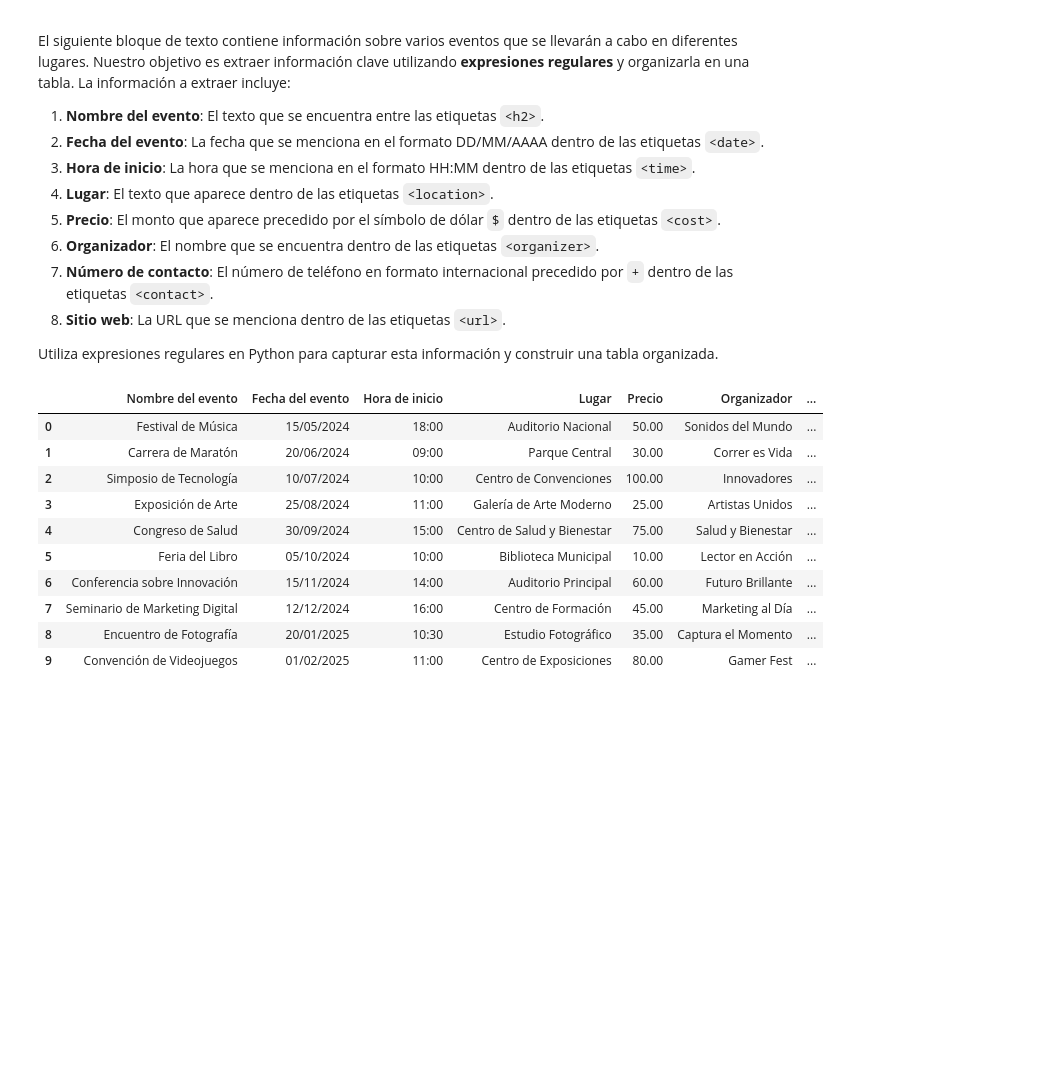
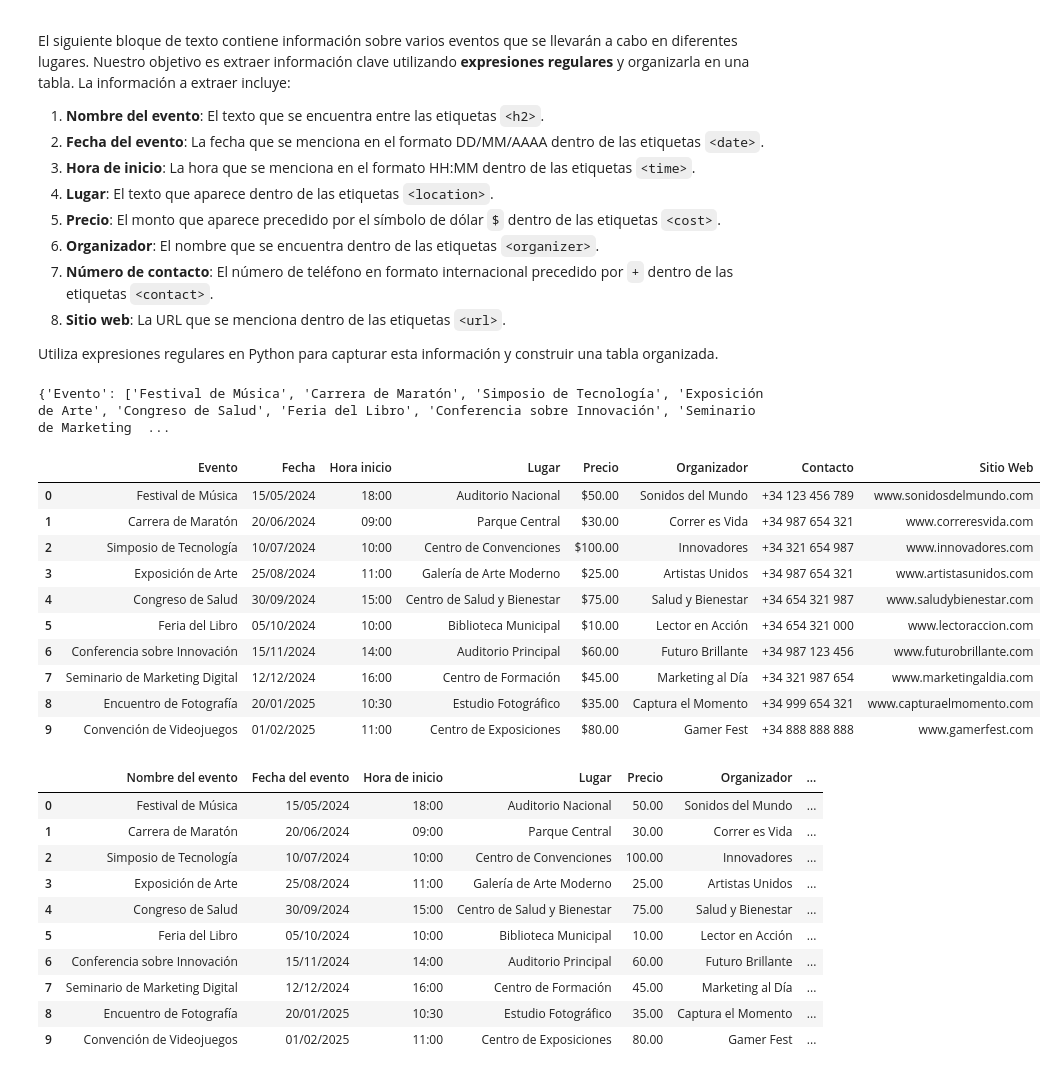
Before and after one commit to Laquesis/cursoIA, a Jupyter notebook: respuestaDesafios_Regex_carmen_ramirez.ipynb, the cells around one changed output. Drawn from its saved outputs; the diff is of its cells as text; code cells hidden in the pictures; blank space fills up the shorter version.

```diff
--- a/respuestaDesafios_Regex_carmen_ramirez.ipynb
+++ b/respuestaDesafios_Regex_carmen_ramirez.ipynb
@@ -545,33 +546,80 @@ texto_html = """
         <location>Centro de Formación</location>
         <url>www.marketingaldia.com</url>
     </div>
 
     <div class="evento">
         <p>No te pierdas la <h2>Encuentro de Fotografía</h2>, <em>Captura el Momento</em>.
         A un costo de <cost>$35.00</cost>.
         Quedan <strong>150 unidades en stock</strong>. Código del evento: <strong>EVT-009</strong>.</p>
         <p>Puedes contactarnos a <a href="mailto:info@capturaelmomento.com">info@capturaelmomento.com</a> o al <contact>+34 999 654 321</contact>.</p>
         <p>Sigue a @capturaelmomento para más información.</p>
         <date>20/01/2025</date>
         <time>10:30</time>
         <location>Estudio Fotográfico</location>
         <url>www.capturaelmomento.com</url>
     </div>
 
     <div class="evento">
         <p>Participa en la <h2>Convención de Videojuegos</h2>, <em>Gamer Fest</em>.
         El precio es de <cost>$80.00</cost>.
         Hay <strong>200 unidades en stock</strong>. Código del evento: <strong>EVT-010</strong>.</p>
         <p>Escribe a <a href="mailto:info@gamerfest.com">info@gamerfest.com</a> o llama al <contact>+34 888 888 888</contact>.</p>
         <p>No olvides seguir a @gamerfest en redes sociales.</p>
         <date>01/02/2025</date>
         <time>11:00</time>
         <location>Centro de Exposiciones</location>
         <url>www.gamerfest.com</url>
     </div>
 </body>
 </html>
 """
+
+patron_strong_texto = r'<h2>([^<]+)<\/h2>'
+patron_fecha=r'<date>([^<]+)<\/date>'
+patron_hora=r'<time>([^<]+)<\/time>'
+patron_precio=r'<cost>([0-9.\-$,]+)<\/cost>'
+patron_em=r'<em>([^<]+)<\/em>'
+patron_email=r'<a[^>]*href=["\']mailto:([a-zA-Z0-9._%+-]+@[a-zA-Z0-9.-]+\.[a-zA-Z]{2,})["\'][^>]*>'
+patron_url=r'<url>([^<]+)<\/url>'
+patron_telefono=r'<contact>([^<]+)<\/contact>'
+patron_location=r'<location>([^<]+)<\/location>'
+
+
+tabla ={"Evento":[],
+        "Fecha":[],
+        "Hora inicio":[],
+        "Lugar":[],
+        "Precio":[],
+        "Organizador":[],
+        "Contacto":[],
+        "Sitio Web":[]}
+
+
+tabla['Evento']=re.findall(patron_strong_texto,texto_html)
+tabla['Fecha'] = re.findall(patron_fecha,texto_html)
+tabla['Hora inicio']= re.findall(patron_hora,texto_html)
+tabla['Lugar'] = re.findall(patron_location,texto_html)
+tabla["Precio"]=re.findall(patron_precio,texto_html)
+tabla['Organizador'] =re.findall(patron_em, texto_html)
+tabla['Contacto'] = re.findall(patron_telefono,texto_html)
+tabla['Sitio Web']= re.findall(patron_url,texto_html)
+print(tabla)
+#data frame
+df = pd.DataFrame(tabla)
+df
+# %% [output]
+{'Evento': ['Festival de Música', 'Carrera de Maratón', 'Simposio de Tecnología', 'Exposición de Arte', 'Congreso de Salud', 'Feria del Libro', 'Conferencia sobre Innovación', 'Seminario de Marketing  ...
+|  | Evento | Fecha | Hora inicio | Lugar | Precio | Organizador | Contacto | Sitio Web |
+| 0 | Festival de Música | 15/05/2024 | 18:00 | Auditorio Nacional | $50.00 | Sonidos del Mundo | +34 123 456 789 | www.sonidosdelmundo.com |
+| 1 | Carrera de Maratón | 20/06/2024 | 09:00 | Parque Central | $30.00 | Correr es Vida | +34 987 654 321 | www.correresvida.com |
+| 2 | Simposio de Tecnología | 10/07/2024 | 10:00 | Centro de Convenciones | $100.00 | Innovadores | +34 321 654 987 | www.innovadores.com |
+| 3 | Exposición de Arte | 25/08/2024 | 11:00 | Galería de Arte Moderno | $25.00 | Artistas Unidos | +34 987 654 321 | www.artistasunidos.com |
+| 4 | Congreso de Salud | 30/09/2024 | 15:00 | Centro de Salud y Bienestar | $75.00 | Salud y Bienestar | +34 654 321 987 | www.saludybienestar.com |
+| 5 | Feria del Libro | 05/10/2024 | 10:00 | Biblioteca Municipal | $10.00 | Lector en Acción | +34 654 321 000 | www.lectoraccion.com |
+| 6 | Conferencia sobre Innovación | 15/11/2024 | 14:00 | Auditorio Principal | $60.00 | Futuro Brillante | +34 987 123 456 | www.futurobrillante.com |
+| 7 | Seminario de Marketing Digital | 12/12/2024 | 16:00 | Centro de Formación | $45.00 | Marketing al Día | +34 321 987 654 | www.marketingaldia.com |
+| 8 | Encuentro de Fotografía | 20/01/2025 | 10:30 | Estudio Fotográfico | $35.00 | Captura el Momento | +34 999 654 321 | www.capturaelmomento.com |
+| 9 | Convención de Videojuegos | 01/02/2025 | 11:00 | Centro de Exposiciones | $80.00 | Gamer Fest | +34 888 888 888 | www.gamerfest.com |
 # %%
 # Mostrar la tabla resultante
 tabla
```
Also changed, not shown: parts of 1 cell of this notebook.
